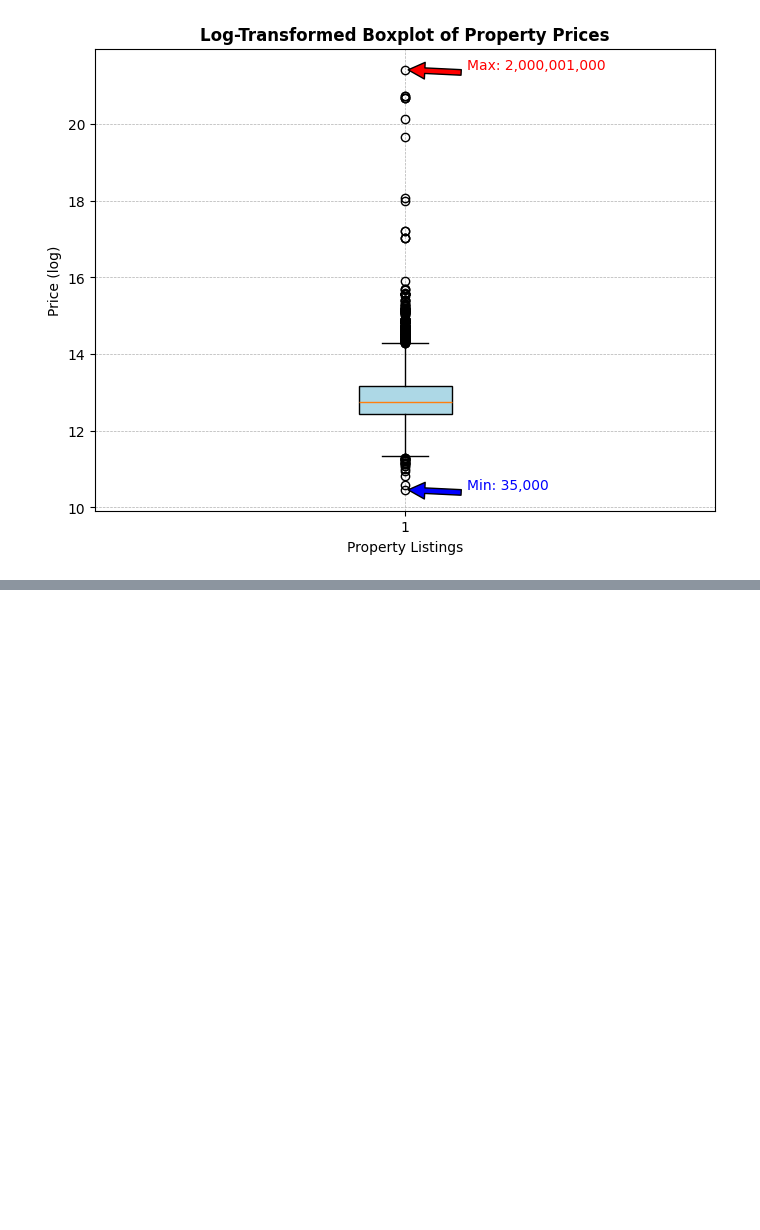
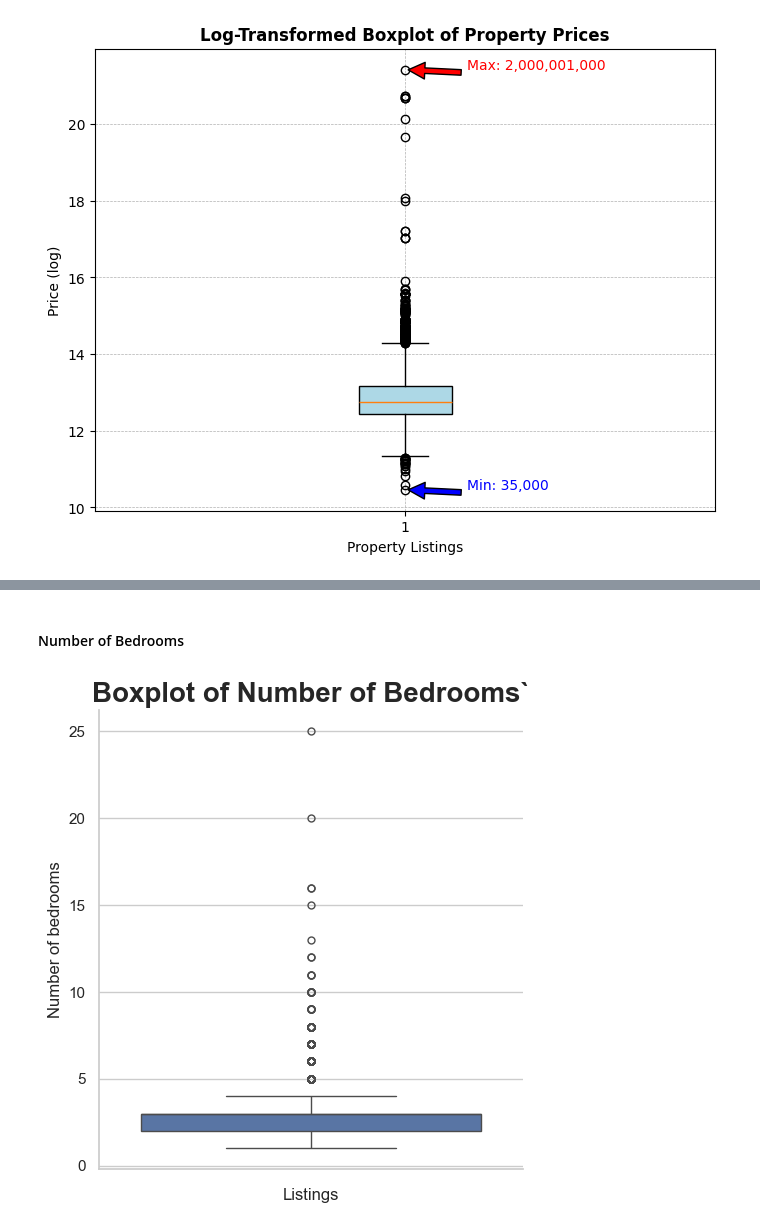
Before and after one commit to kgriff21/immoeliza_data_analysis, a Jupyter notebook: Analysis/Kelli_immoeliza_visualization.ipynb, the cells around one changed output, grey strips where cells are left out. Cells and saved outputs as stored; diff of their text form; code cells hidden in the pictures; blank space fills up the shorter version.

```diff
--- a/Analysis/Kelli_immoeliza_visualization.ipynb
+++ b/Analysis/Kelli_immoeliza_visualization.ipynb
@@ -105,0 +143,22 @@ Name: count, dtype: int64
+# %% [markdown]
+#### Number of Bedrooms
+# %%
+# Sort the DataFrame by 'Price' in descending order and exclude the first 16 rows. These were checked as 'bad data' outliers.
+df_sorted = df.sort_values(by='Price', ascending=False).iloc[16:]
+df_sorted['log_price'] = np.log1p(df_sorted['Price']) # Log-transform the 'Price' column
+
+sns.catplot(
+    kind="box",
+    y="Number of bedrooms",
+    data=df
+).set(xlabel='Listings',ylabel='Number of bedrooms')
+
+plt.title('Boxplot of Number of Bedrooms`', fontweight="bold", fontsize=20)
+# Automatically format y-axis labels with commas
+plt.gca().yaxis.set_major_formatter(ticker.StrMethodFormatter('{x:,.0f}'))
+
+plt.show()
+# sorted_bedrooms = df.sort_values(by='Number of bedrooms', ascending=False)
+# print(sorted_bedrooms)
+# %% [output]
+[figure, added]
```
Also changed, not shown: parts of 9 cells of this notebook, 2 other files.
